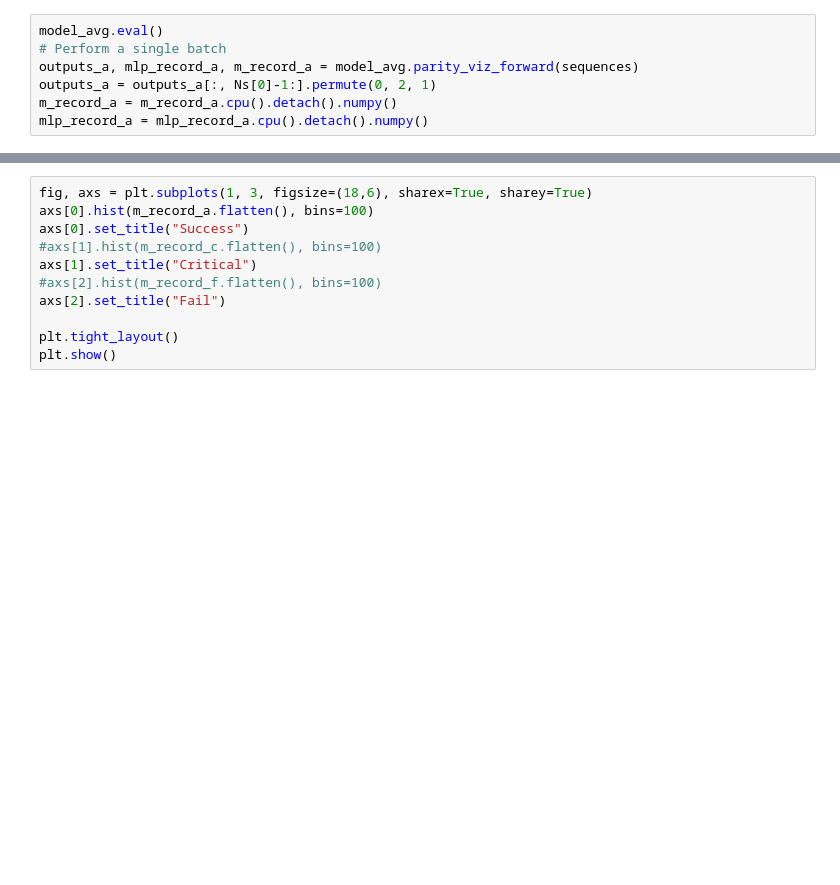
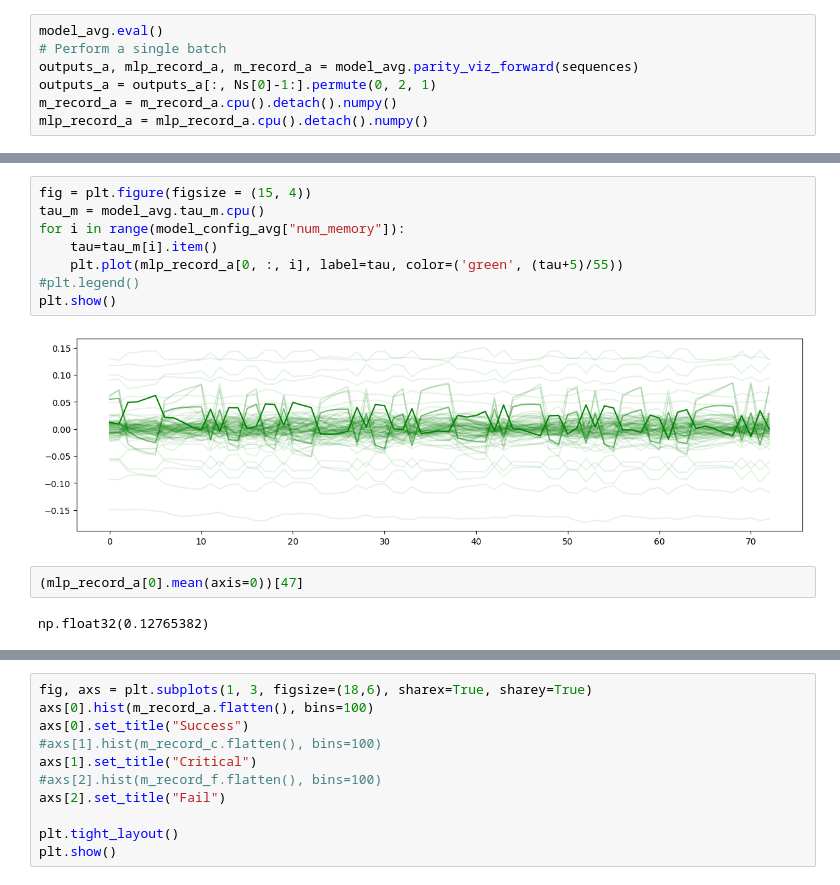
Before and after one commit to Baskin-LIU/elmneuron, a Jupyter notebook: notebooks/parity_notebook.ipynb, the cells around one changed output, grey strips where cells are left out. Saved outputs shown, nothing was run; the diff lists cells and outputs as text; blank space fills up the shorter version.

```diff
--- a/notebooks/parity_notebook.ipynb
+++ b/notebooks/parity_notebook.ipynb
@@ -347,0 +364,14 @@ plt.show()
+# %%
+fig = plt.figure(figsize = (15, 4))
+tau_m = model_avg.tau_m.cpu()
+for i in range(model_config_avg["num_memory"]):
+    tau=tau_m[i].item()
+    plt.plot(mlp_record_a[0, :, i], label=tau, color=('green', (tau+5)/55))
+#plt.legend()
+plt.show()
+# %% [output]
+[figure, added]
+# %%
+(mlp_record_a[0].mean(axis=0))[47]
+# %% [output]
+np.float32(0.12765382)
```
Also changed, not shown: parts of 12 cells of this notebook, 1 other file.
